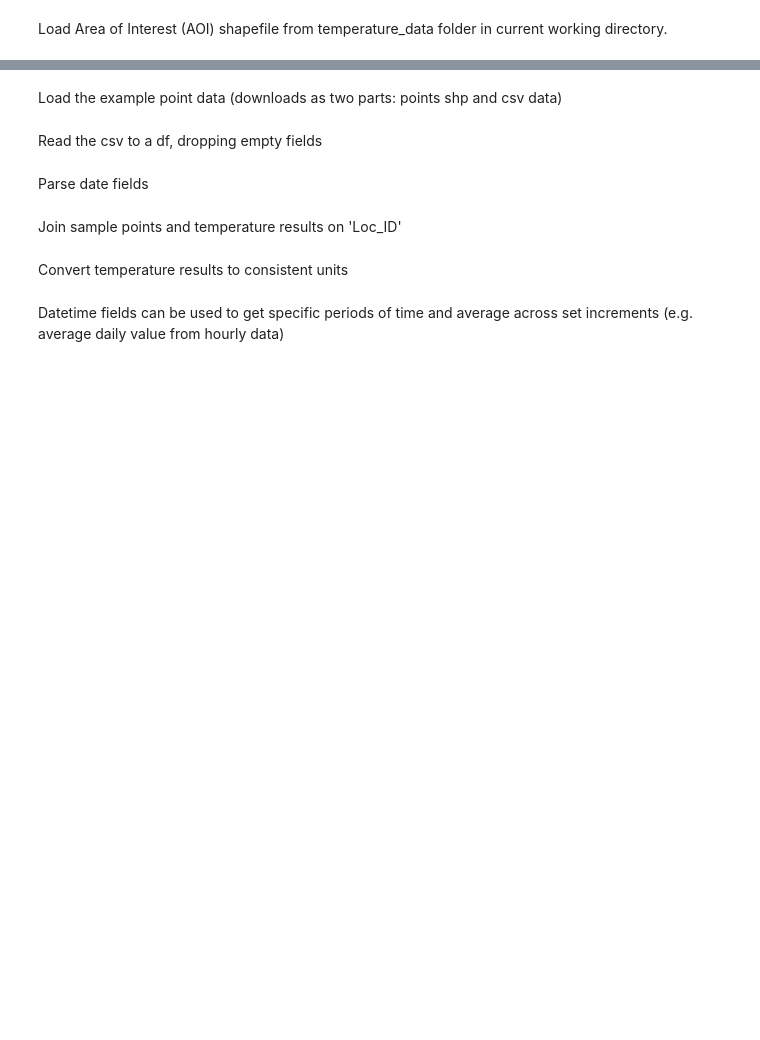
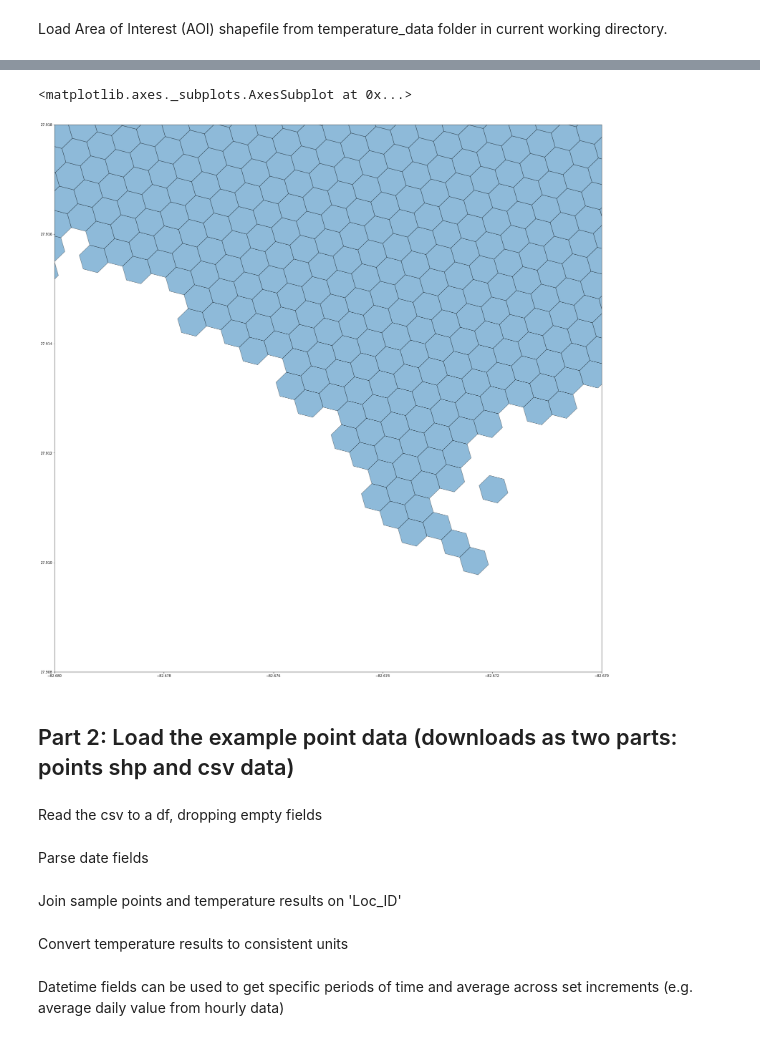
Before and after one commit to jbousquin/test_notebook, a Jupyter notebook: Tampa H3 Temperatures.ipynb, the cells around one changed output, grey strips where cells are left out. Saved outputs shown, nothing was run; the diff lists cells and outputs as text; code cells hidden in the pictures; blank space fills up the shorter version.

```diff
--- a/Tampa H3 Temperatures.ipynb
+++ b/Tampa H3 Temperatures.ipynb
@@ -54,7 +61,18 @@ gdf_hex.head()
+# %%
+# Those small hexagons are hard so see so we'll zoom in on a small area
+fig,ax = plt.subplots(figsize = (30, 30))
+# Set specific x/y limits
+minx, miny, maxx, maxy = [-82.68, 27.908, -82.67, 27.918]
+ax.set_xlim(minx, maxx)
+ax.set_ylim(miny, maxy)
+gdf_hex.plot(alpha=0.5, edgecolor='k', ax = ax)
+# %% [output]
+<matplotlib.axes._subplots.AxesSubplot at 0x...>
+[figure, added]
 # %%
 # Geopandas can easily be saved as a shapefile
 out_shp = os.path.join(data_dir, 'fill_{}.shp'.format(hex_col))
 gdf_hex.to_file(out_shp)
 # %% [markdown]
-Load the example point data (downloads as two parts: points shp and csv data)
+## Part 2: Load the example point data (downloads as two parts: points shp and csv data)
 # %%
```
Also changed, not shown: parts of 12 cells of this notebook.
